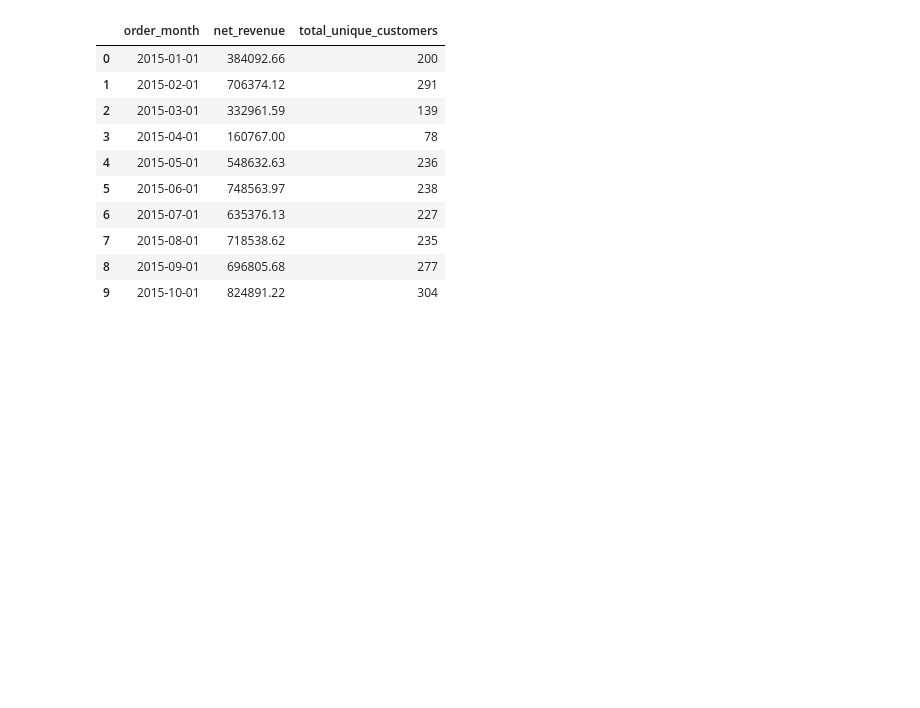
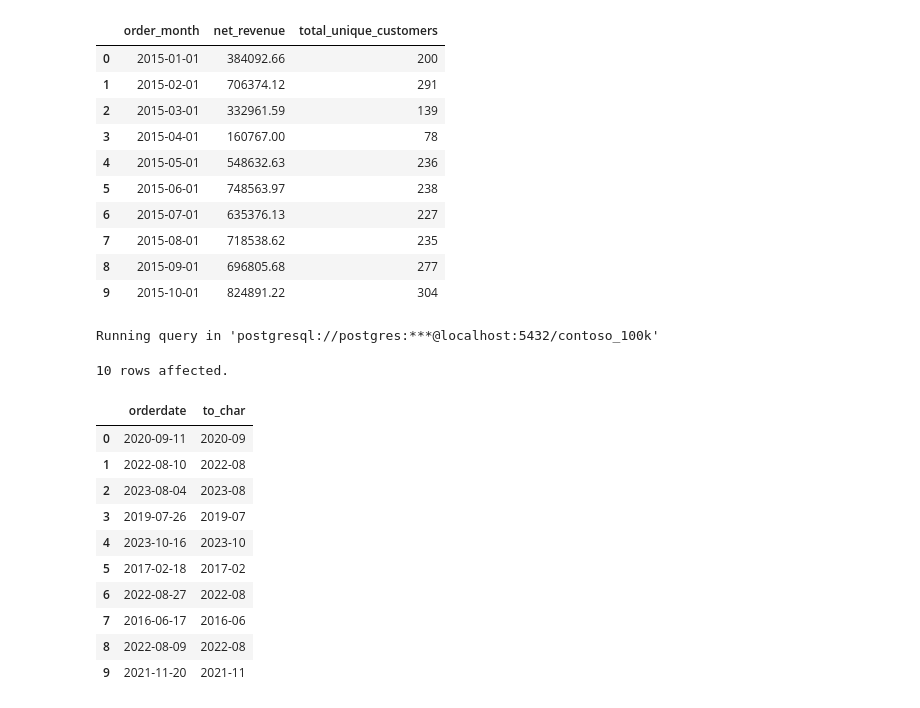
Before and after one commit to liulinda0517/sqlnew, a Jupyter notebook: Resources/Blank_SQL_Notebook.ipynb, the cells around one changed output. Cells and saved outputs as stored; diff of their text form; code cells hidden in the pictures; blank space fills up the shorter version.

```diff
--- a/Resources/Blank_SQL_Notebook.ipynb
+++ b/Resources/Blank_SQL_Notebook.ipynb
@@ -712,3 +712,26 @@ Running query in 'postgresql://postgres:***@localhost:5432/contoso_100k'
 | 7 | 2015-08-01 | 718538.62 | 235 |
 | 8 | 2015-09-01 | 696805.68 | 277 |
 | 9 | 2015-10-01 | 824891.22 | 304 |
+# %%
+%%sql
+
+select
+    orderdate,
+    to_char(orderdate, 'YYYY-MM')
+from sales
+order by random()
+limit 10
+# %% [output]
+Running query in 'postgresql://postgres:***@localhost:5432/contoso_100k'
+10 rows affected.
+|  | orderdate | to_char |
+| 0 | 2020-09-11 | 2020-09 |
+| 1 | 2022-08-10 | 2022-08 |
+| 2 | 2023-08-04 | 2023-08 |
+| 3 | 2019-07-26 | 2019-07 |
+| 4 | 2023-10-16 | 2023-10 |
+| 5 | 2017-02-18 | 2017-02 |
+| 6 | 2022-08-27 | 2022-08 |
+| 7 | 2016-06-17 | 2016-06 |
+| 8 | 2022-08-09 | 2022-08 |
+| 9 | 2021-11-20 | 2021-11 |
```
